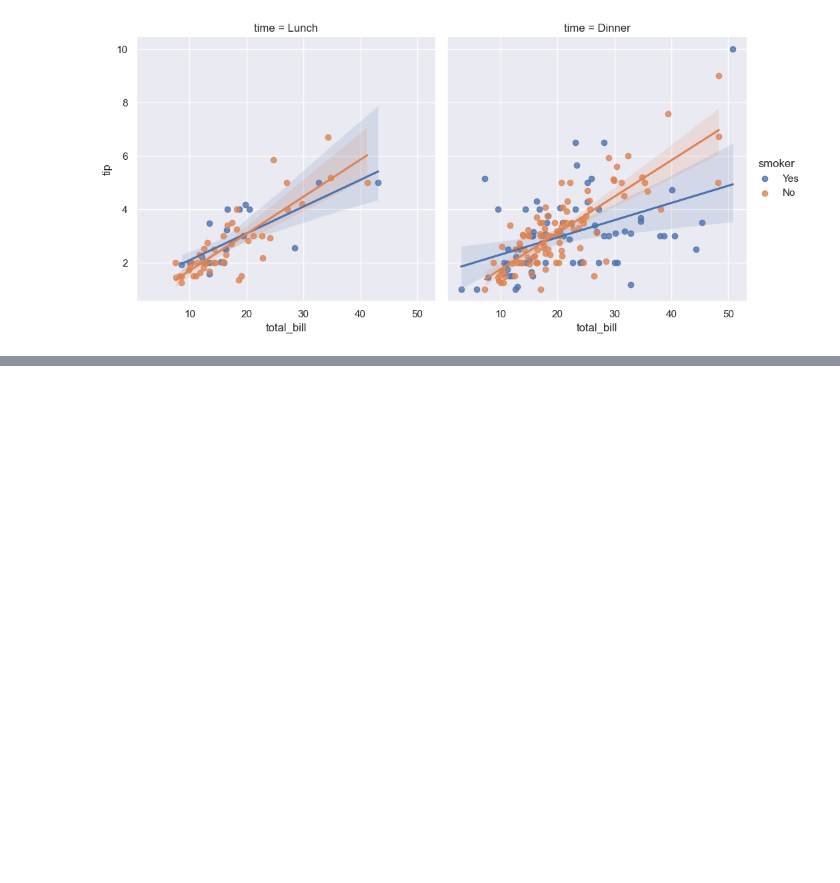
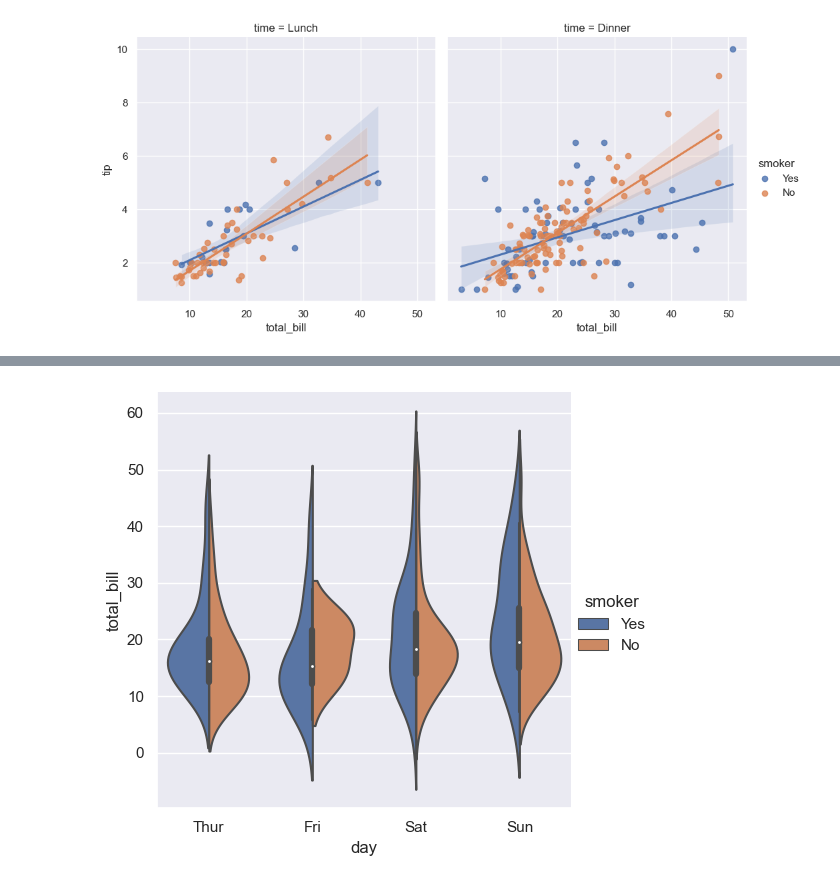
Before and after one commit to stonesteel0606/seaborn_tutorial, a Jupyter notebook: Seaborn_intro.ipynb, the cells around one changed output, grey strips where cells are left out. Cells and saved outputs as stored; diff of their text form; code cells hidden in the pictures; blank space fills up the shorter version.

```diff
--- a/Seaborn_intro.ipynb
+++ b/Seaborn_intro.ipynb
@@ -95,0 +120,6 @@ plt.show()
+# %%
+# 커널 밀도 추정을 사용하여 포인트가 샘플링되는 기본 분포를 나타낼 수 있다.
+sns.catplot(data=tips, kind="violin", x="day", y="total_bill", hue="smoker", split=True)
+plt.show()
+# %% [output]
+[figure, added]
```
Also changed, not shown: parts of 18 cells of this notebook.
